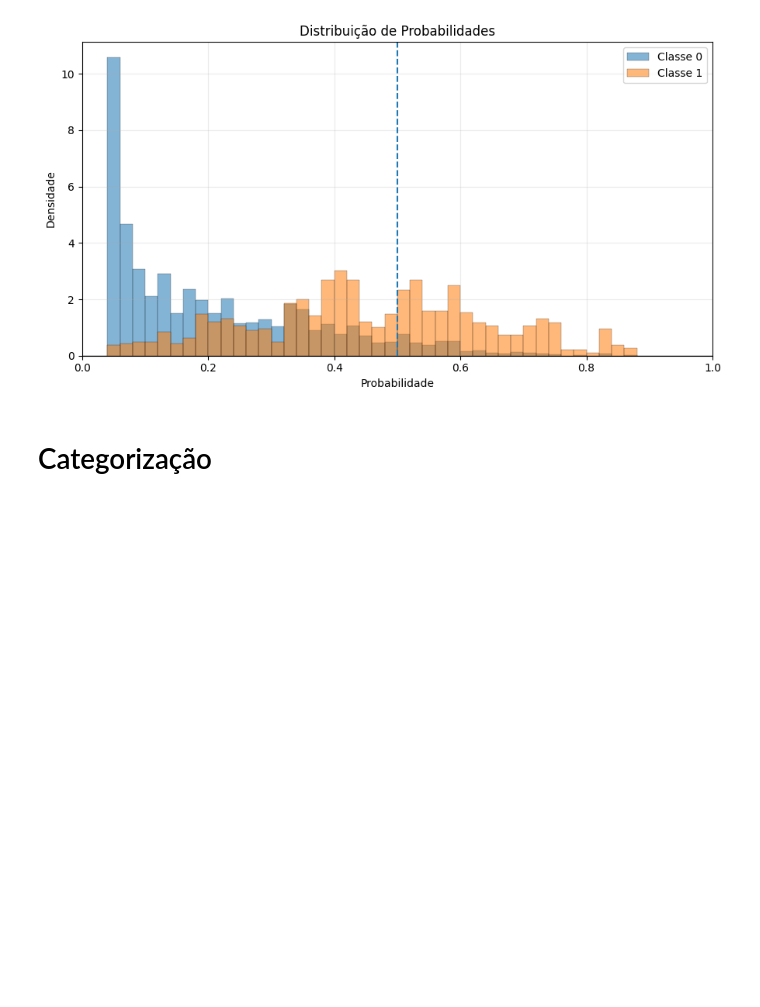
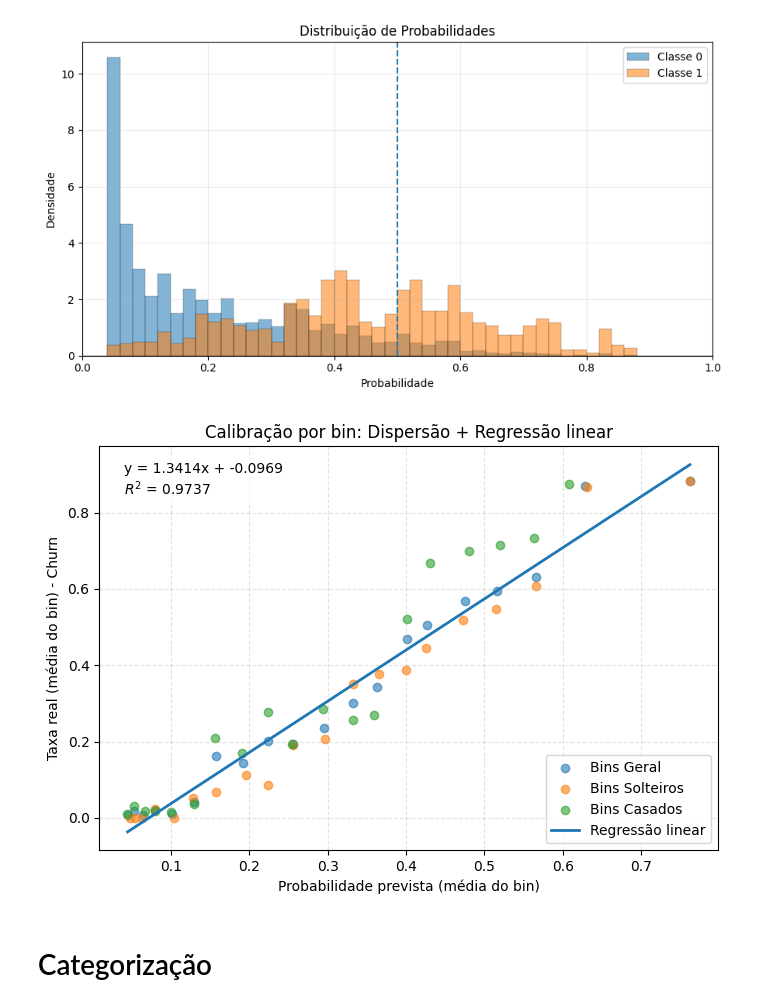
Before and after one commit to alexandrebcruz/MinhasLibs, a Jupyter notebook: Analise_Comparativa_TecnicasTreinamento/T2_GridSearch_ComSplit.ipynb, the cells around one changed output. Saved outputs shown, nothing was run; the diff lists cells and outputs as text; code cells hidden in the pictures; blank space fills up the shorter version.

```diff
--- a/Analise_Comparativa_TecnicasTreinamento/T2_GridSearch_ComSplit.ipynb
+++ b/Analise_Comparativa_TecnicasTreinamento/T2_GridSearch_ComSplit.ipynb
@@ -472,6 +474,49 @@ plt.tight_layout()
 plt.show()
 # %% [output]
 [figure]
+# %%
+df_calib = df_train.copy()
+#df_calib = pd.concat([df_train, df_teste, df_oculto]).copy()
+#df_calib = df_oculto.copy()
+
+corta_uni = CortaIntervalosQuasiUniforme(df_calib['prob'].values, num_div = 20)
+df_calib['bin'] = corta_uni.aplica_discretizacao(df_calib['prob'].values)
+# %%
+g = df_calib[['bin', 'prob', alvo]].groupby('bin', as_index = False).mean()
+
+g_solteiros = df_calib.loc[df_calib['Partner_No'] == 1, ['bin', 'prob', alvo]].groupby('bin').mean()
+g_casados = df_calib.loc[df_calib['Partner_No'] == 0, ['bin', 'prob', alvo]].groupby('bin').mean()
+
+lin = LinearRegression()
+lin.fit(g[['prob']].values, g[alvo].values)
+
+slope = lin.coef_[0]
+intercept = lin.intercept_
+r2 = lin.score(g[['prob']].values, g[alvo].values)
+
+x_line = np.linspace(g[['prob']].values.min(), g[['prob']].values.max(), 200).reshape(-1, 1)
+y_line = lin.predict(x_line)
+
+plt.figure(figsize=(7, 5))
+plt.scatter(g['prob'], g[alvo], alpha=0.6, label='Bins Geral')
+plt.scatter(g_solteiros['prob'], g_solteiros[alvo], alpha=0.6, label='Bins Solteiros')
+plt.scatter(g_casados['prob'], g_casados[alvo], alpha=0.6, label='Bins Casados')
+plt.plot(x_line.ravel(), y_line, linewidth=2, label='Regressão linear')
+
+eq_text = f'y = {slope:.4f}x + {intercept:.4f}\n$R^2$ = {r2:.4f}'
+plt.text(0.04, 0.96, eq_text, transform=plt.gca().transAxes,
+         va='top', ha='left',
+         bbox=dict(facecolor='white', alpha=0.8, edgecolor='none'))
+
+plt.xlabel('Probabilidade prevista (média do bin)')
+plt.ylabel(f'Taxa real (média do bin) - {alvo}')
+plt.title('Calibração por bin: Dispersão + Regressão linear')
+plt.grid(True, linestyle='--', alpha=0.35)
+plt.legend()
+plt.tight_layout()
+plt.show()
+# %% [output]
+[figure, added]
 # %% [markdown]
 # Categorização
 # %%
```
Also changed, not shown: parts of 1 cell of this notebook, 4 other files.
